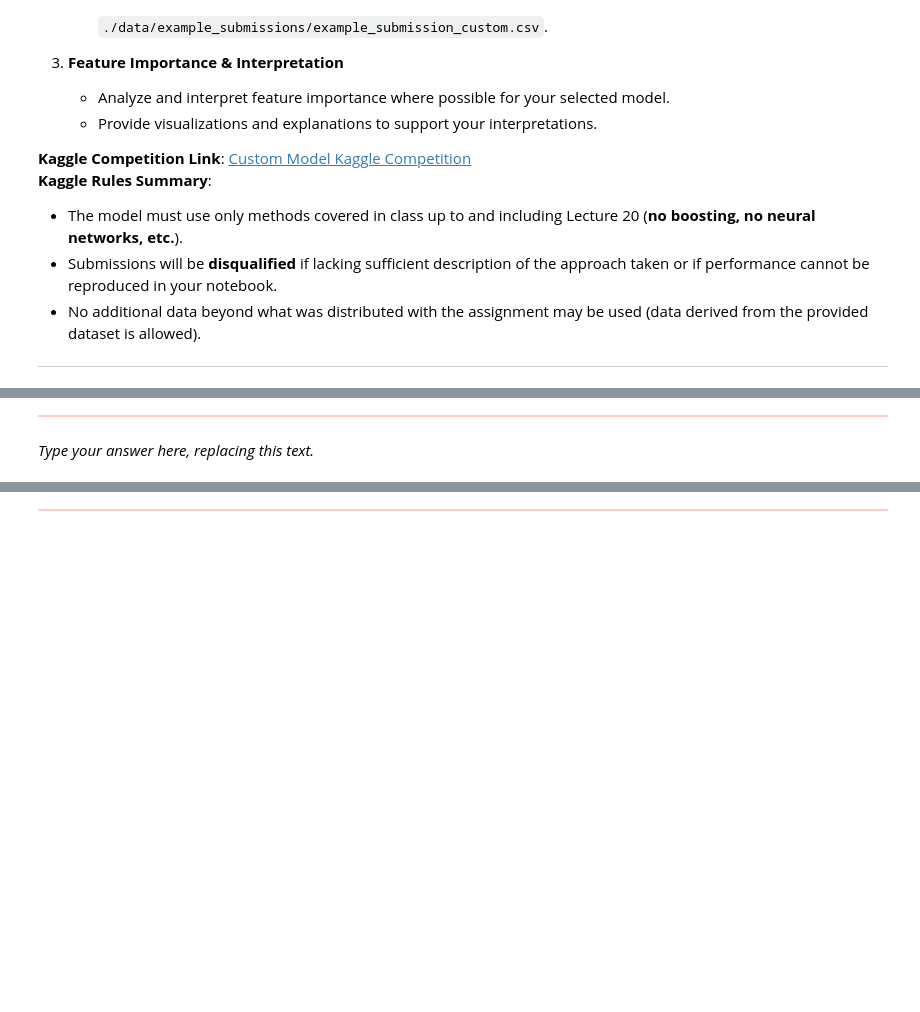
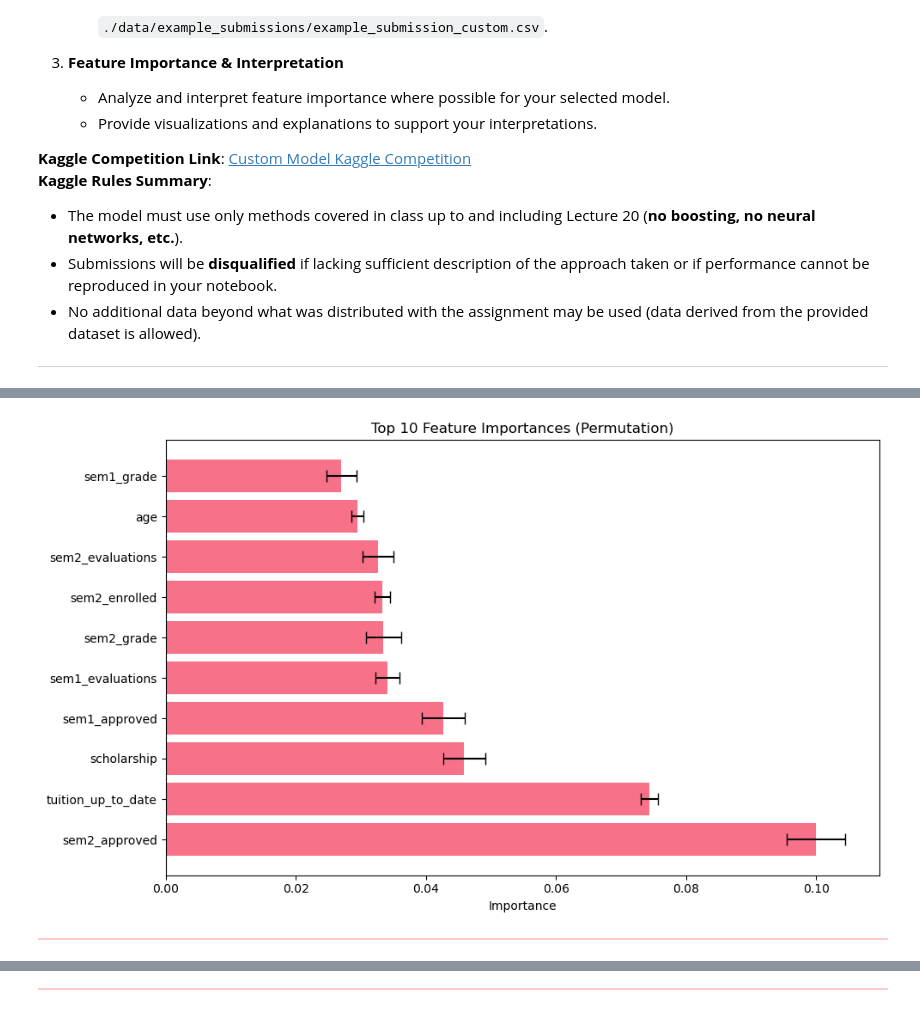
Before and after one commit to julienberman/CS-109a, a Jupyter notebook: psets/cs1090a_hw5/cs1090a_hw5.ipynb, the cells around one changed output, grey strips where cells are left out. Drawn from its saved outputs; the diff is of its cells as text; code cells hidden in the pictures; blank space fills up the shorter version.

```diff
--- a/psets/cs1090a_hw5/cs1090a_hw5.ipynb
+++ b/psets/cs1090a_hw5/cs1090a_hw5.ipynb
@@ -952,0 +1232,17 @@ Develop a custom model of your choice using any methods covered in class up thro
+# %%
+# train our best model
+rf_model = RandomForestClassifier(
+    criterion='entropy',
+    n_estimators=tuned_rf['best_params']['n_estimators'],
+    max_depth=tuned_rf['best_params']['max_depth'],
+    max_features=tuned_rf['best_params']['max_features'],
+    random_state=seed
+)
+
+model = ImbPipeline(steps=[
+    ('preprocessor', preprocessor),
+    ('smote', SMOTE(random_state=seed)),
+    ('classifier', rf_model)
+])
+
+model.fit(X_train, y_train_2)
@@ -953,4 +1267,28 @@ Develop a custom model of your choice using any methods covered in class up thro
+# %%
+# get our best tree from our pipeline
+best_rf = model.named_steps['classifier']
+
+# get permutation importance
+perm_importance = permutation_importance(model, X_train, y_train_2, n_repeats=10, random_state=seed)
+
+# Create dataframe of permutation importances
+perm_imp = pd.DataFrame({
+    'feature': X_train.columns,
+    'importance_mean': perm_importance.importances_mean,
+    'importance_std': perm_importance.importances_std
+}).sort_values('importance_mean', ascending=False)
+
+# Plot top 10 features with error bars
+plt.figure(figsize=(10, 6))
+top_10 = perm_imp.head(10)
+plt.barh(range(len(top_10)), top_10['importance_mean'],
+         xerr=top_10['importance_std'], capsize=5)
+plt.yticks(range(len(top_10)), top_10['feature'])
+plt.title('Top 10 Feature Importances (Permutation)')
+plt.xlabel('Importance')
+plt.tight_layout()
+plt.show()
+# %% [output]
+[figure, added]
 # %% [markdown]
 <div class="highlight-box" style="border: 1px solid #ffcccb; background-color: #ffcccb; height: 5px;"></div>
-# %% [markdown]
-_Type your answer here, replacing this text._
```
Also changed, not shown: parts of 39 cells of this notebook, 3 other files.
